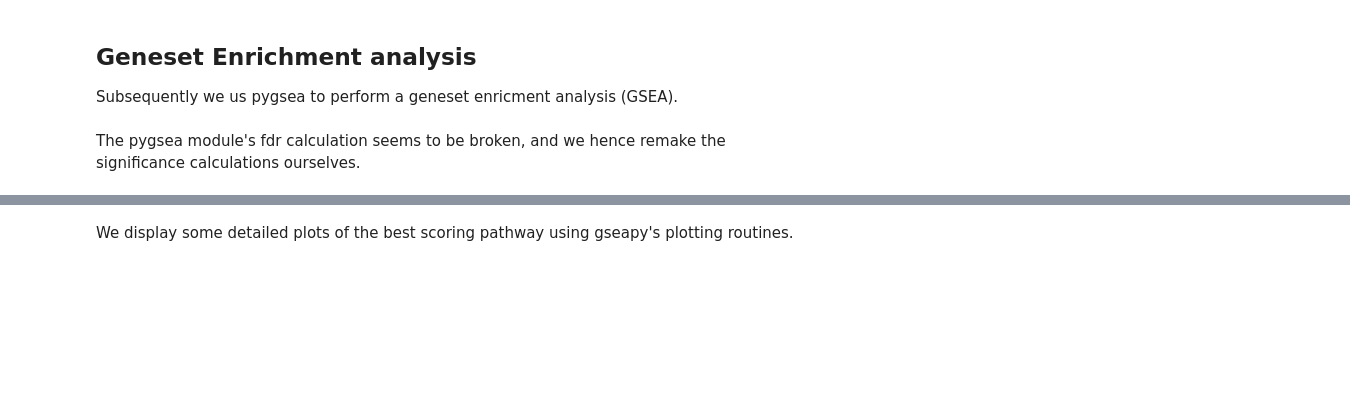
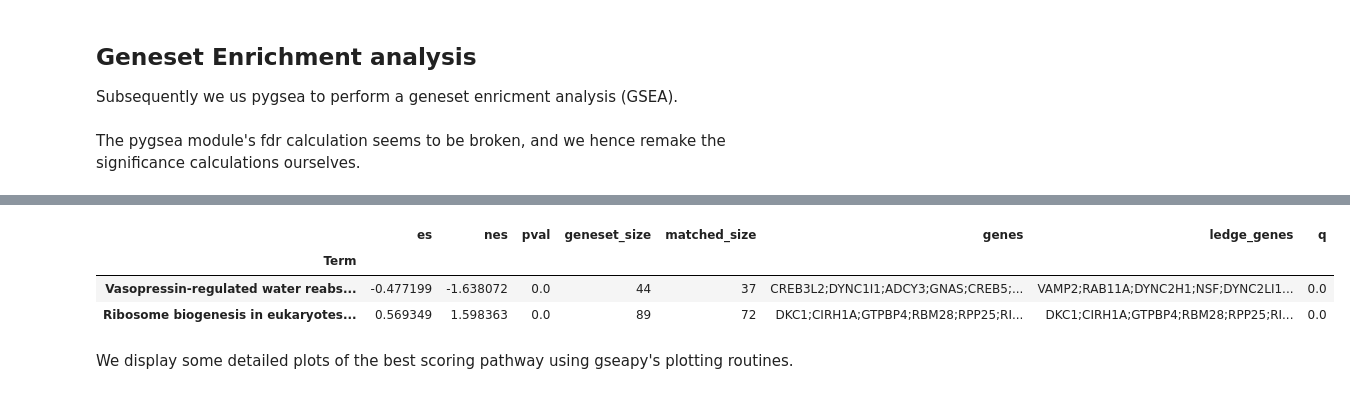
Before and after one commit to statisticalbiotechnology/cb2030, a Jupyter notebook: nb/enrichment/gsea.ipynb, the cells around one changed output, grey strips where cells are left out. Drawn from its saved outputs; the diff is of its cells as text; code cells hidden in the pictures; blank space fills up the shorter version.

```diff
--- a/nb/enrichment/gsea.ipynb
+++ b/nb/enrichment/gsea.ipynb
@@ -108,4 +112,4 @@ The pygsea module's fdr calculation seems to be broken, and we hence remake the
 # %%
 import qvalue
 gs_res.res2d.sort_values(by=["pval"],inplace=True)
-qvalue.qvalues(gs_res.res2d,"pval")
+out = qvalue.qvalues(gs_res.res2d,"pval").drop(["fdr"], axis='columns')
@@ -139,3 +118,10 @@ gs_res.res2d.head()
+# %%
+out.head(2)
+# %% [output]
+|  | es | nes | pval | geneset_size | matched_size | genes | ledge_genes | q |
+| Term |  |  |  |  |  |  |  |  |
+| Vasopressin-regulated water reabs... | -0.477199 | -1.638072 | 0.0 | 44 | 37 | CREB3L2;DYNC1I1;ADCY3;GNAS;CREB5;... | VAMP2;RAB11A;DYNC2H1;NSF;DYNC2LI1... | 0.0 |
+| Ribosome biogenesis in eukaryotes... | 0.569349 | 1.598363 | 0.0 | 89 | 72 | DKC1;CIRH1A;GTPBP4;RBM28;RPP25;RI... | DKC1;CIRH1A;GTPBP4;RBM28;RPP25;RI... | 0.0 |
 # %% [markdown]
 We display some detailed plots of the best scoring pathway using gseapy's plotting routines.
 # %%
```
Also changed, not shown: parts of 9 cells of this notebook, 1 other file.
